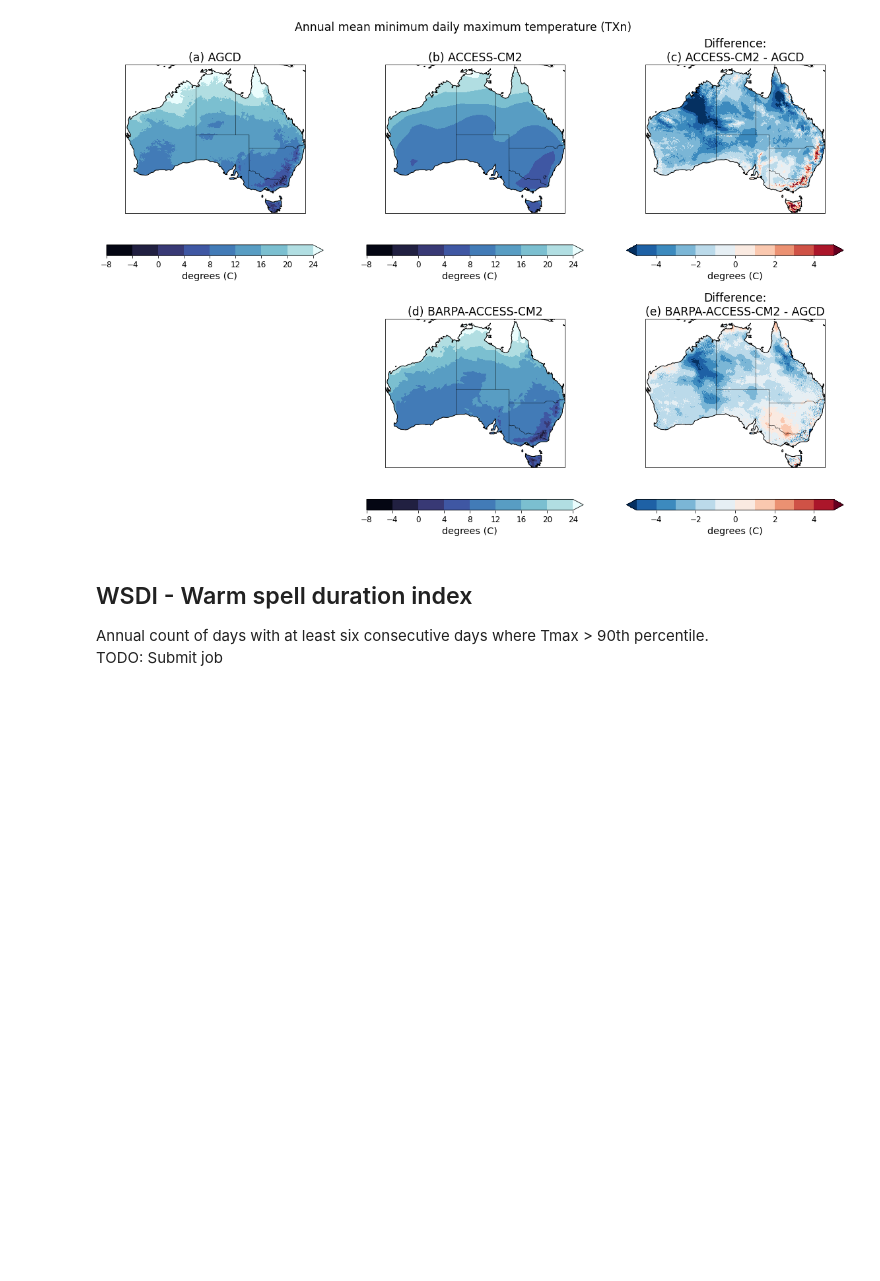
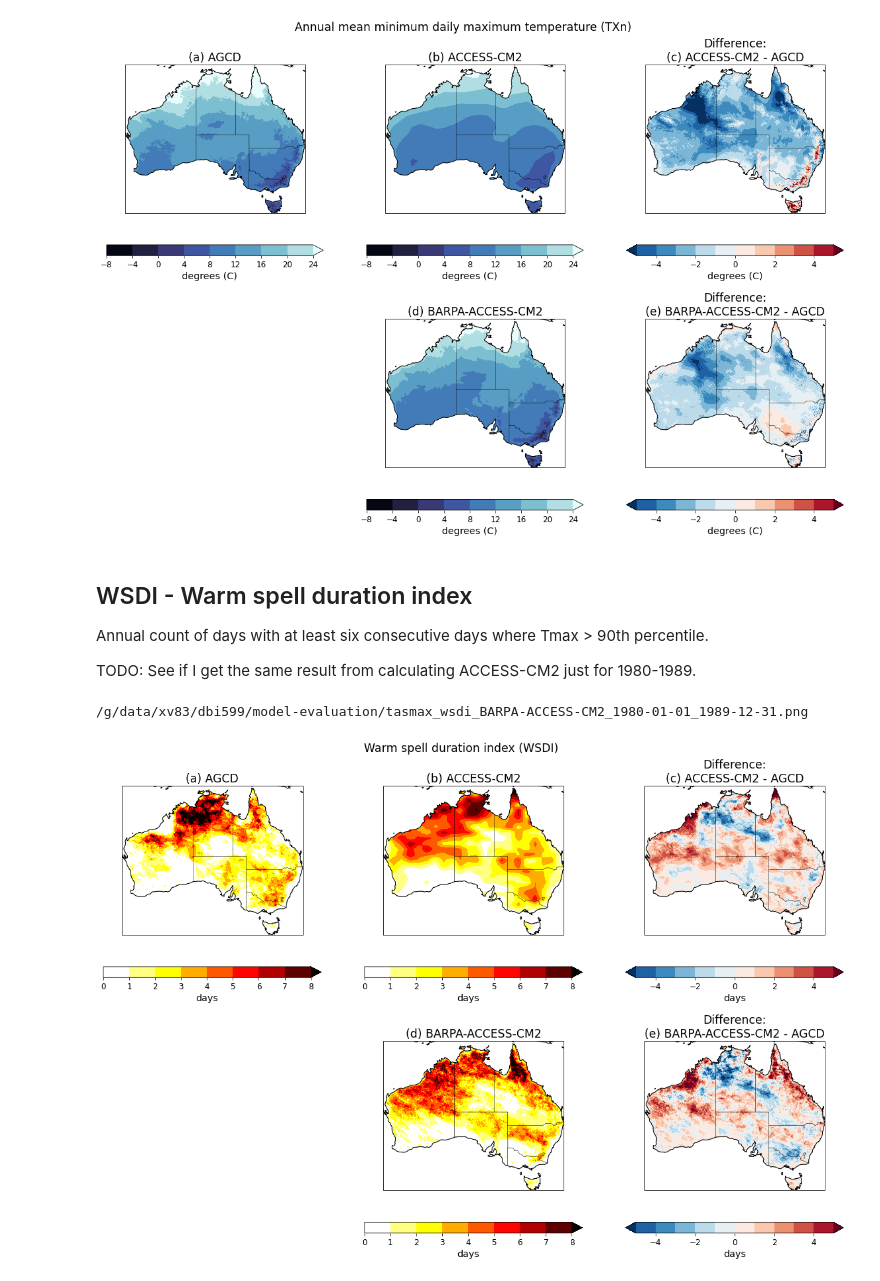
Before and after one commit to AusClimateService/model-evaluation, a Jupyter notebook: temperature_extremes.ipynb, the cells around one changed output. Saved outputs shown, nothing was run; the diff lists cells and outputs as text; code cells hidden in the pictures; blank space fills up the shorter version.

```diff
--- a/temperature_extremes.ipynb
+++ b/temperature_extremes.ipynb
@@ -51,14 +51,14 @@ def read_data(infile, regrid=False, time_bounds=None):
 
     return annual_mean
 # %%
-def plot_index(var_name, index_name, data_levels, diff_levels):
+def plot_index(var_name, index_name, data_levels, diff_levels, agcd_file, parent_file, downscaled_file):
     """Plot a climate index"""
 
     index_name_lower = index_name.lower()
     infiles = {}
-    infiles['AGCD'] = f'/g/data/xv83/dbi599/indices/{index_name_lower}_year_AGCD_v1_r005_1910-2021.nc'
-    infiles['ACCESS-CM2'] = f'/g/data/xv83/dbi599/indices/{index_name_lower}_year_ACCESS-CM2_historical_r4i1p1f1_gn_1850-2014.nc'
-    infiles['BARPA'] = f'/g/data/xv83/dbi599/indices/{index_name_lower}_year_BOM-BARPA-R-ACCESS-CM2_historical_r4i1p1f1_1980-1989.nc'
+    infiles['AGCD'] = agcd_file
+    infiles['ACCESS-CM2'] = parent_file
+    infiles['BARPA'] = downscaled_file
 
     annual_mean = {}
     annual_mean['AGCD'] = read_data(
@@ -111,7 +117,21 @@ plot_index(
 ## WSDI - Warm spell duration index
 
 Annual count of days with at least six consecutive days where Tmax > 90th percentile.
-TODO: Submit job
+
+TODO: See if I get the same result from calculating ACCESS-CM2 just for 1980-1989.
+# %%
+plot_index(
+    'tasmax',
+    'WSDI',
+    [0, 1, 2, 3, 4, 5, 6, 7, 8],
+    [-5, -4, -3, -2, -1, 0, 1, 2, 3, 4, 5],
+    '/g/data/xv83/dbi599/indices/wsdi_year_AGCD_v1_r005_1980-1989.nc',
+    '/g/data/xv83/dbi599/indices/wsdi_year_ACCESS-CM2_historical_r4i1p1f1_gn_1980-1989.nc',
+    '/g/data/xv83/dbi599/indices/wsdi_year_BOM-BARPA-R-ACCESS-CM2_historical_r4i1p1f1_gn_1980-1989.nc',
+)
+# %% [output]
+/g/data/xv83/dbi599/model-evaluation/tasmax_wsdi_BARPA-ACCESS-CM2_1980-01-01_1989-12-31.png
+[figure, added]
 # %% [markdown]
 ## CSDI - Cold spell duration index
 
```
Also changed, not shown: parts of 5 cells of this notebook, 1 other file.
